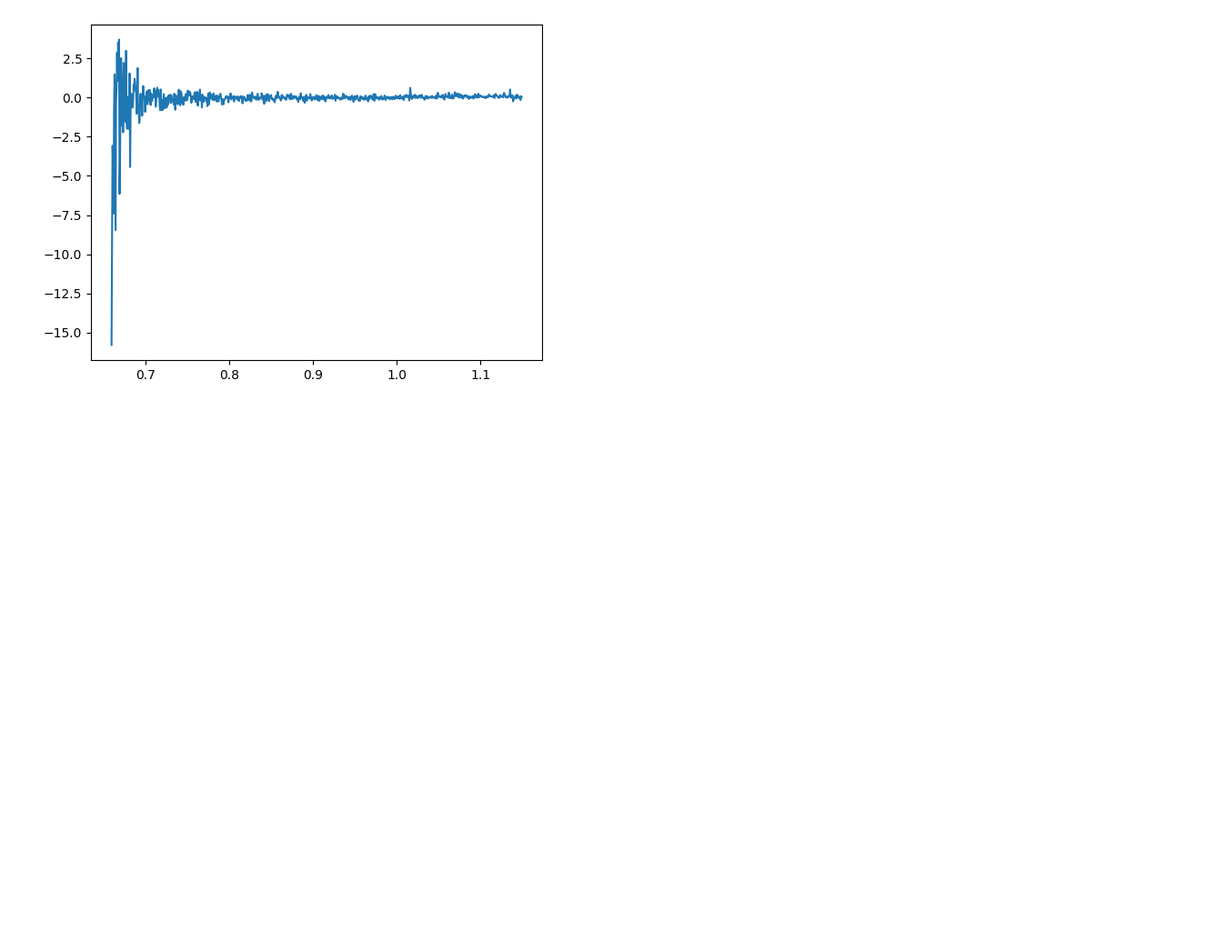
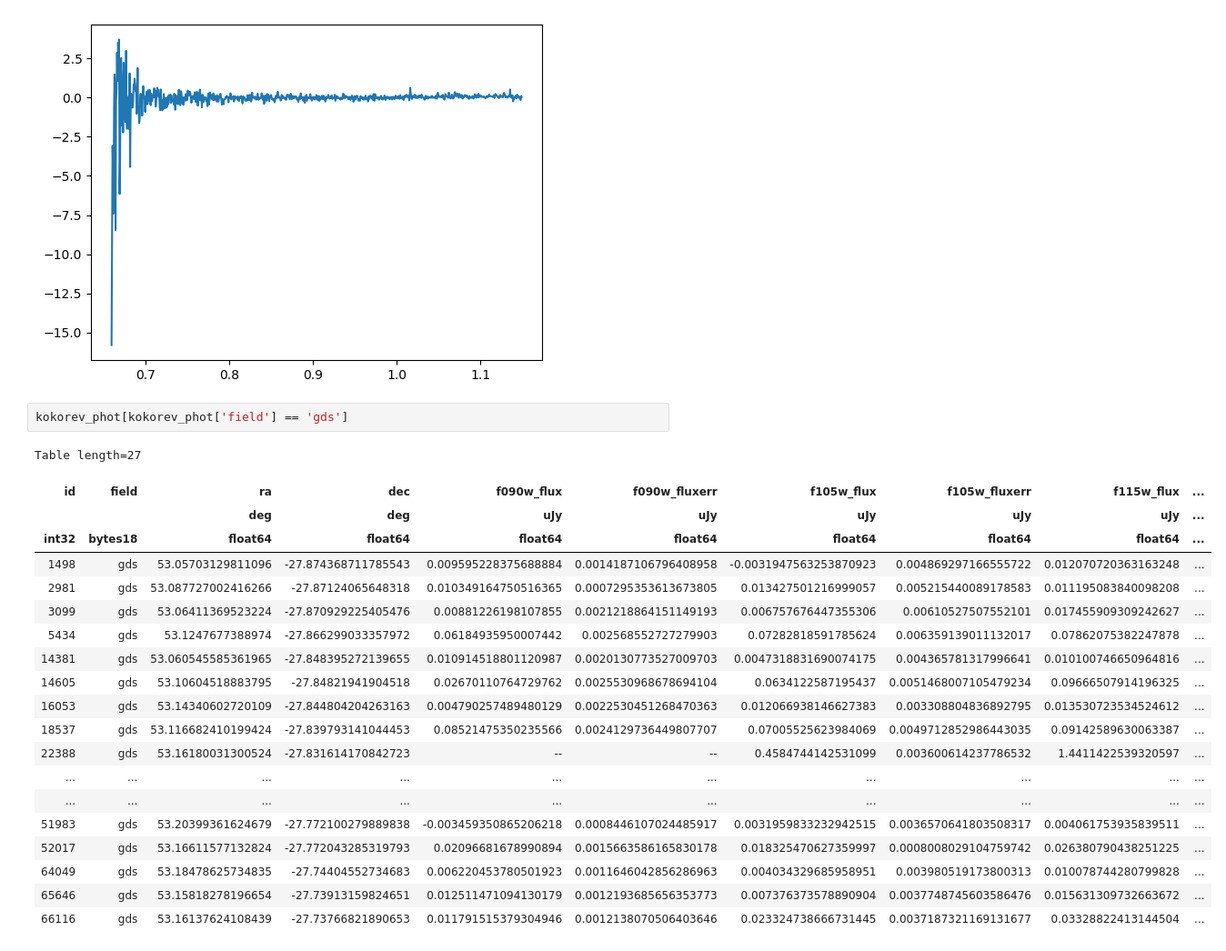
Before and after one commit to sfremy/my-eazy-jwst, a Jupyter notebook: scripts/lrdselect.ipynb, the cells around one changed output. Shown at 91% size. Saved outputs shown, nothing was run; the diff lists cells and outputs as text; blank space fills up the shorter version.

```diff
--- a/scripts/lrdselect.ipynb
+++ b/scripts/lrdselect.ipynb
@@ -1186,3 +1323,26 @@ plt.plot(spec_data['wave'][0:1000], spec_data['flux'][0:1000])
 # %% [output]
 [<matplotlib.lines.Line2D at 0x...>]
 [figure]
+# %%
+kokorev_phot[kokorev_phot['field'] == 'gds']
+# %% [output]
+Table length=27
+| id | field | ra | dec | f090w_flux | f090w_fluxerr | f105w_flux | f105w_fluxerr | f115w_flux | ... |
+|  |  | deg | deg | uJy | uJy | uJy | uJy | uJy | ... |
+| int32 | bytes18 | float64 | float64 | float64 | float64 | float64 | float64 | float64 | ... |
+| 1498 | gds | 53.05703129811096 | -27.874368711785543 | 0.009595228375688884 | 0.0014187106796408958 | -0.0031947563253870923 | 0.004869297166555722 | 0.012070720363163248 | ... |
+| 2981 | gds | 53.087727002416266 | -27.87124065648318 | 0.010349164750516365 | 0.0007295353613673805 | 0.013427501216999057 | 0.005215440089178583 | 0.011195083840098208 | ... |
+| 3099 | gds | 53.06411369523224 | -27.870929225405476 | 0.00881226198107855 | 0.0021218864151149193 | 0.006757676447355306 | 0.00610527507552101 | 0.017455909309242627 | ... |
+| 5434 | gds | 53.1247677388974 | -27.866299033357972 | 0.06184935950007442 | 0.002568552727279903 | 0.07282818591785624 | 0.006359139011132017 | 0.07862075382247878 | ... |
+| 14381 | gds | 53.060545585361965 | -27.848395272139655 | 0.010914518801120987 | 0.0020130773527009703 | 0.0047318831690074175 | 0.004365781317996641 | 0.010100746650964816 | ... |
+| 14605 | gds | 53.10604518883795 | -27.84821941904518 | 0.02670110764729762 | 0.0025530968678694104 | 0.0634122587195437 | 0.0051468007105479234 | 0.09666507914196325 | ... |
+| 16053 | gds | 53.14340602720109 | -27.844804204263163 | 0.004790257489480129 | 0.0022530451268470363 | 0.012066938146627383 | 0.003308804836892795 | 0.013530723534524612 | ... |
+| 18537 | gds | 53.116682410199424 | -27.839793141044453 | 0.08521475350235566 | 0.0024129736449807707 | 0.07005525623984069 | 0.0049712852986443035 | 0.09142589630063387 | ... |
+| 22388 | gds | 53.16180031300524 | -27.831614170842723 | -- | -- | 0.4584744142531099 | 0.003600614237786532 | 1.4411422539320597 | ... |
+| ... | ... | ... | ... | ... | ... | ... | ... | ... | ... |
+| ... | ... | ... | ... | ... | ... | ... | ... | ... | ... |
+| 51983 | gds | 53.20399361624679 | -27.772100279889838 | -0.003459350865206218 | 0.0008446107024485917 | 0.0031959833232942515 | 0.0036570641803508317 | 0.004061753935839511 | ... |
+| 52017 | gds | 53.16611577132824 | -27.772043285319793 | 0.02096681678990894 | 0.0015663586165830178 | 0.018325470627359997 | 0.0008008029104759742 | 0.026380790438251225 | ... |
+| 64049 | gds | 53.18478625734835 | -27.74404552734683 | 0.006220453780501923 | 0.0011646042856286963 | 0.004034329685958951 | 0.003980519173800313 | 0.010078744280799828 | ... |
+| 65646 | gds | 53.15818278196654 | -27.73913159824651 | 0.012511471094130179 | 0.0012193685656353773 | 0.007376373578890904 | 0.0037748745603586476 | 0.015631309732663672 | ... |
+| 66116 | gds | 53.16137624108439 | -27.73766821890653 | 0.011791515379304946 | 0.0012138070506403646 | 0.023324738666731445 | 0.0037187321169131677 | 0.03328822413144504 | ... |
```
Also changed, not shown: parts of 16 cells of this notebook, 6 other files.
